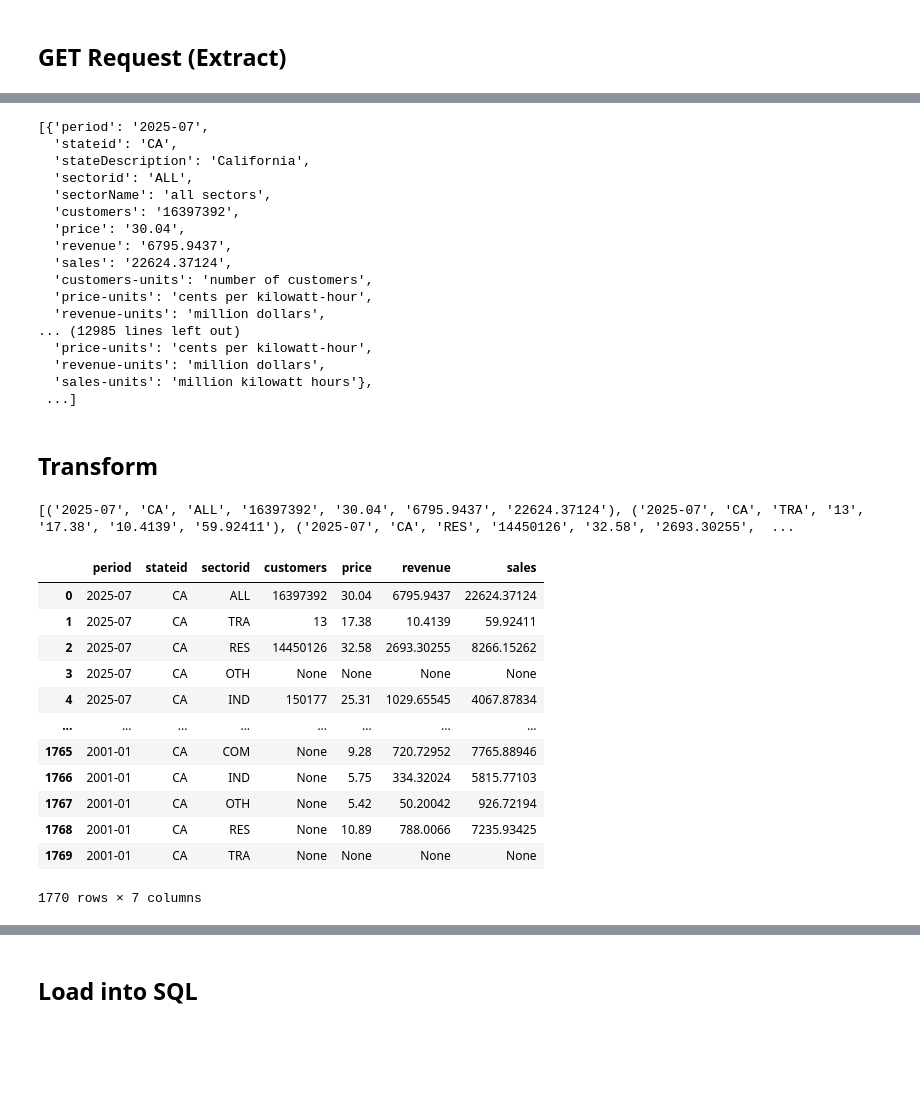
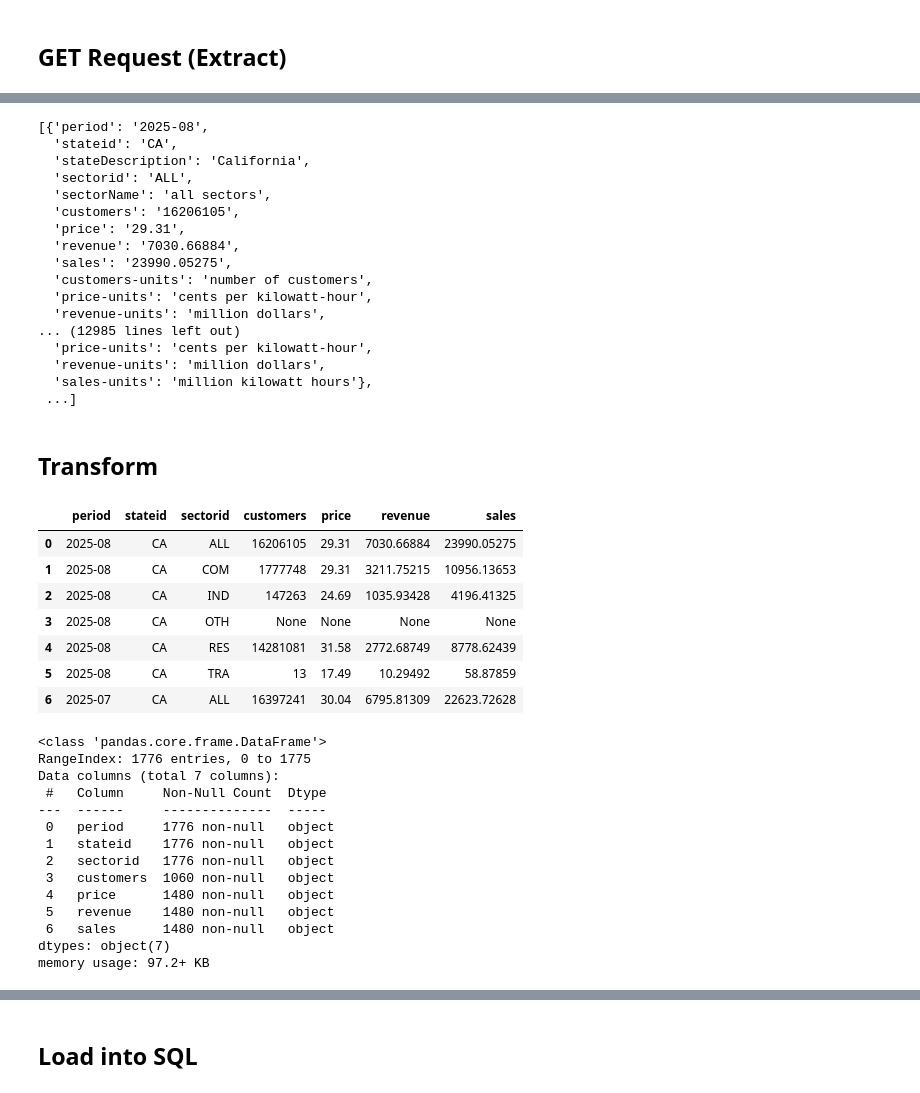
Before and after one commit to ccasperhsu/EIA-Electricity-Sales, a Jupyter notebook: data.ipynb, the cells around one changed output, grey strips where cells are left out. Saved outputs shown, nothing was run; the diff lists cells and outputs as text; code cells hidden in the pictures; blank space fills up the shorter version.

```diff
--- a/data.ipynb
+++ b/data.ipynb
@@ -51,18 +34,17 @@ json_data # examine what the data hierarchy looks like within the "response" key
 # %%
-json_data # this contains a lot of nested data, we need to specify what we want to access
+ # json_data contains a lot of nested data, we need to specify what we want to access
 records = json_data["response"]["data"]
-records
-# each dictionary is one row of data
+records # stored as a list of dictionaries, with each dictionary being one row of data
 # %% [output]
-[{'period': '2025-07',
+[{'period': '2025-08',
   'stateid': 'CA',
   'stateDescription': 'California',
   'sectorid': 'ALL',
   'sectorName': 'all sectors',
-  'customers': '16397392',
-  'price': '30.04',
-  'revenue': '6795.9437',
-  'sales': '22624.37124',
+  'customers': '16206105',
+  'price': '29.31',
+  'revenue': '7030.66884',
+  'sales': '23990.05275',
   'customers-units': 'number of customers',
   'price-units': 'cents per kilowatt-hour',
   'revenue-units': 'million dollars',
@@ -92,27 +74,39 @@ for record in records:
 
         # append each row tuple into the rows list
         rows.append(data_tuple)
-
-print(rows)
-# %% [output]
-[('2025-07', 'CA', 'ALL', '16397392', '30.04', '6795.9437', '22624.37124'), ('2025-07', 'CA', 'TRA', '13', '17.38', '10.4139', '59.92411'), ('2025-07', 'CA', 'RES', '14450126', '32.58', '2693.30255',  ...
 # %%
 # create pandas dataframe
 df = pd.DataFrame(rows, columns=column_names)
-df
-# df.info()
-# why is Dtype all objects? Might throw error when loading into SQL.
+df.head(7)
+# null values are represented as None or NaN (not a number), with the latter having a mathematical significance to it. Source: https://www.geeksforgeeks.org/python/difference-between-nan-and-none-in-python/
+
+
+# how to force data type and skip over rows with missing data?
 # %% [output]
 |  | period | stateid | sectorid | customers | price | revenue | sales |
-| 0 | 2025-07 | CA | ALL | 16397392 | 30.04 | 6795.9437 | 22624.37124 |
-| 1 | 2025-07 | CA | TRA | 13 | 17.38 | 10.4139 | 59.92411 |
-| 2 | 2025-07 | CA | RES | 14450126 | 32.58 | 2693.30255 | 8266.15262 |
-| 3 | 2025-07 | CA | OTH | None | None | None | None |
-| 4 | 2025-07 | CA | IND | 150177 | 25.31 | 1029.65545 | 4067.87834 |
-| ... | ... | ... | ... | ... | ... | ... | ... |
-| 1765 | 2001-01 | CA | COM | None | 9.28 | 720.72952 | 7765.88946 |
-| 1766 | 2001-01 | CA | IND | None | 5.75 | 334.32024 | 5815.77103 |
-| 1767 | 2001-01 | CA | OTH | None | 5.42 | 50.20042 | 926.72194 |
-| 1768 | 2001-01 | CA | RES | None | 10.89 | 788.0066 | 7235.93425 |
-| 1769 | 2001-01 | CA | TRA | None | None | None | None |
+| 0 | 2025-08 | CA | ALL | 16206105 | 29.31 | 7030.66884 | 23990.05275 |
+| 1 | 2025-08 | CA | COM | 1777748 | 29.31 | 3211.75215 | 10956.13653 |
+| 2 | 2025-08 | CA | IND | 147263 | 24.69 | 1035.93428 | 4196.41325 |
+| 3 | 2025-08 | CA | OTH | None | None | None | None |
+| 4 | 2025-08 | CA | RES | 14281081 | 31.58 | 2772.68749 | 8778.62439 |
+| 5 | 2025-08 | CA | TRA | 13 | 17.49 | 10.29492 | 58.87859 |
+| 6 | 2025-07 | CA | ALL | 16397241 | 30.04 | 6795.81309 | 22623.72628 |
-1770 rows × 7 columns
+# %%
+df.info()
+# why is Dtype all objects? Suspect there are misisng data causing python reader to cast entire column to object type.
+# Non-Null Count indicates that there are lots of missing data
+# %% [output]
+<class 'pandas.core.frame.DataFrame'>
+RangeIndex: 1776 entries, 0 to 1775
+Data columns (total 7 columns):
+ #   Column     Non-Null Count  Dtype
+---  ------     --------------  -----
+ 0   period     1776 non-null   object
+ 1   stateid    1776 non-null   object
+ 2   sectorid   1776 non-null   object
+ 3   customers  1060 non-null   object
+ 4   price      1480 non-null   object
+ 5   revenue    1480 non-null   object
+ 6   sales      1480 non-null   object
+dtypes: object(7)
+memory usage: 97.2+ KB
```
Also changed, not shown: parts of 16 cells of this notebook, 1 other file.
